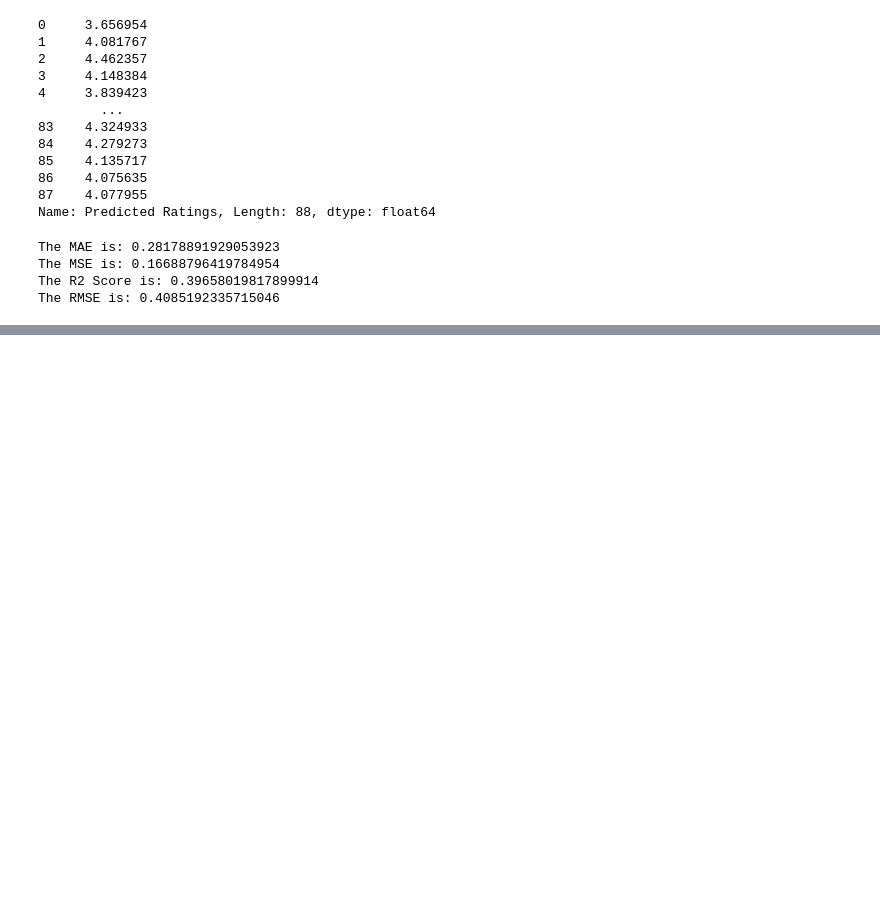
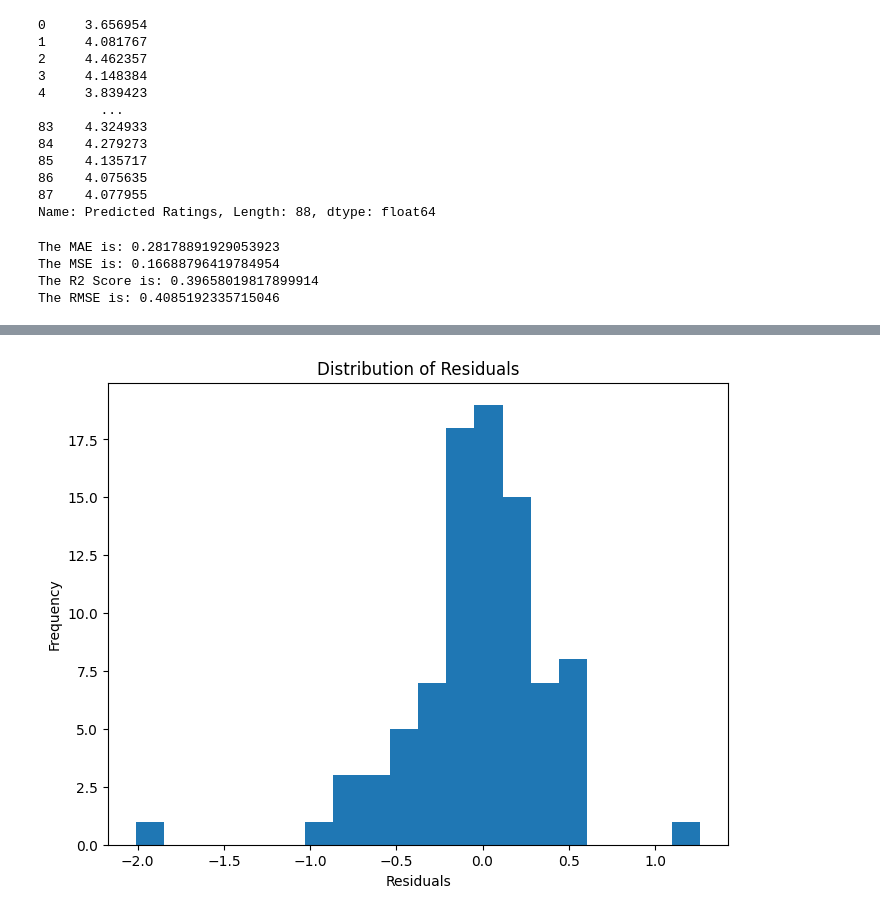
Before and after one commit to kushneek/smartwatch-rating-prediction, a Jupyter notebook: notebooks/Model_Evaluation.ipynb, the cells around one changed output, grey strips where cells are left out. Cells and saved outputs as stored; diff of their text form; code cells hidden in the pictures; blank space fills up the shorter version.

```diff
--- a/notebooks/Model_Evaluation.ipynb
+++ b/notebooks/Model_Evaluation.ipynb
@@ -44,0 +101,15 @@ The RMSE is: 0.4085192335715046
+# %%
+plt.figure(figsize=(8,6))
+
+plt.hist(
+    residuals,
+    bins=20
+)
+
+plt.xlabel("Residuals")
+plt.ylabel("Frequency")
+plt.title("Distribution of Residuals")
+
+plt.show()
+# %% [output]
+[figure, added]
```
Also changed, not shown: parts of 7 cells of this notebook.
